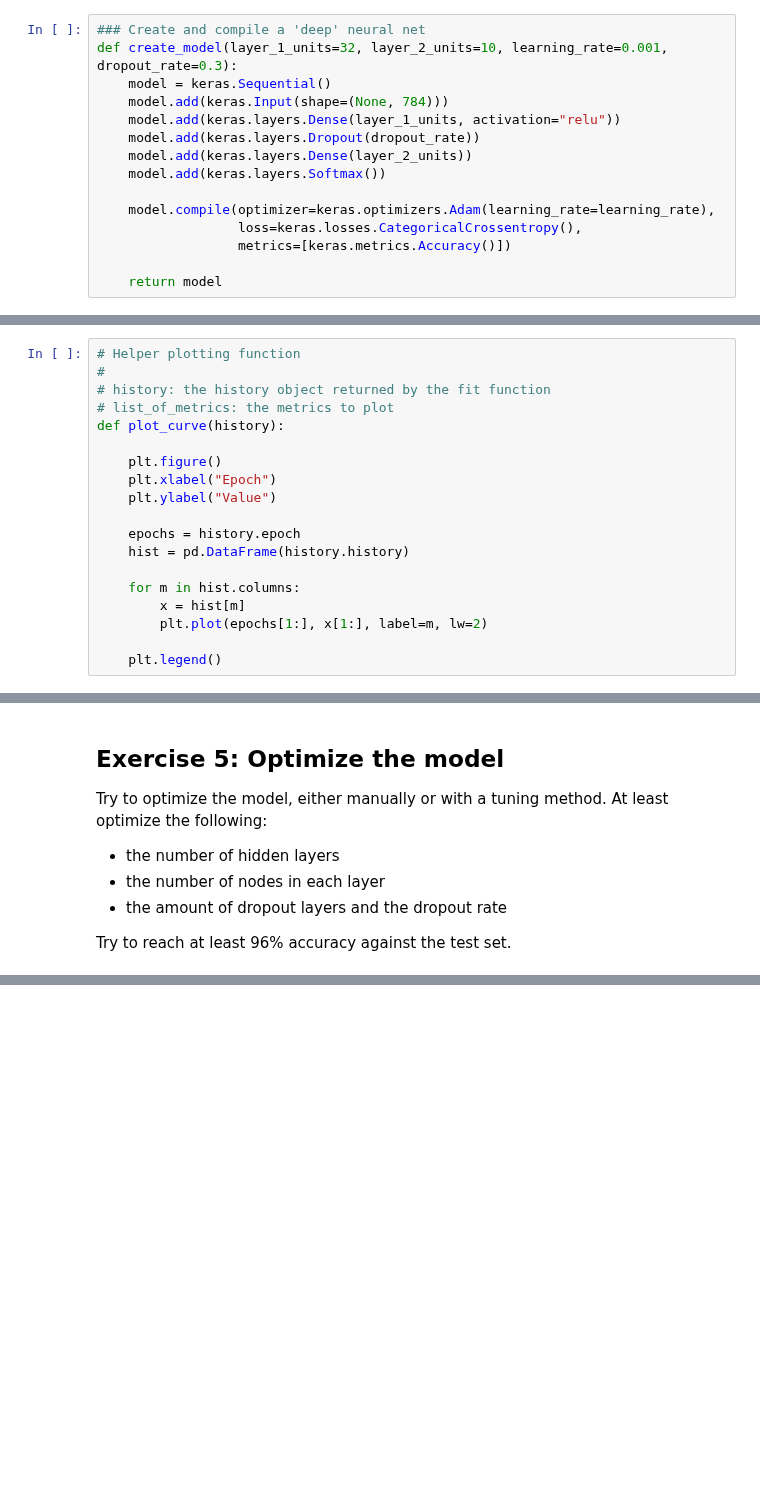
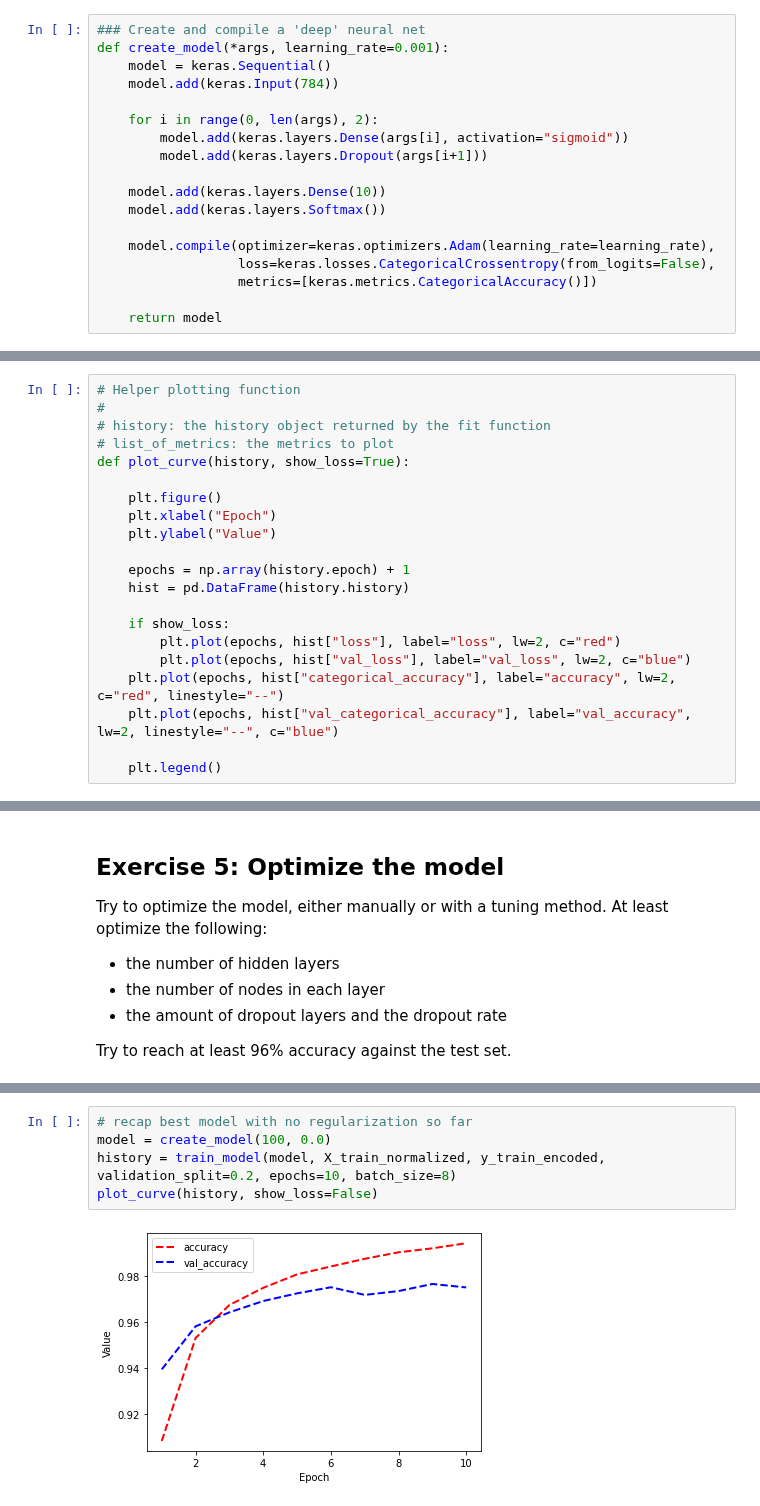
Before and after one commit to gekas145/tue-ml-course, a Jupyter notebook: labs/Lab 6 - Neural Networks.ipynb, the cells around one changed output, grey strips where cells are left out. Drawn from its saved outputs; the diff is of its cells as text; blank space fills up the shorter version.

```diff
--- a/labs/Lab 6 - Neural Networks.ipynb
+++ b/labs/Lab 6 - Neural Networks.ipynb
@@ -71,17 +71,20 @@ Consider:
 * Which activation function you will need for the last layer, since this is a 10-class classification problem?
 # %%
 ### Create and compile a 'deep' neural net
-def create_model(layer_1_units=32, layer_2_units=10, learning_rate=0.001, dropout_rate=0.3):
+def create_model(*args, learning_rate=0.001):
     model = keras.Sequential()
-    model.add(keras.Input(shape=(None, 784)))
-    model.add(keras.layers.Dense(layer_1_units, activation="relu"))
-    model.add(keras.layers.Dropout(dropout_rate))
-    model.add(keras.layers.Dense(layer_2_units))
+    model.add(keras.Input(784))
+
+    for i in range(0, len(args), 2):
+        model.add(keras.layers.Dense(args[i], activation="sigmoid"))
+        model.add(keras.layers.Dropout(args[i+1]))
+
+    model.add(keras.layers.Dense(10))
     model.add(keras.layers.Softmax())
 
     model.compile(optimizer=keras.optimizers.Adam(learning_rate=learning_rate),
-                  loss=keras.losses.CategoricalCrossentropy(),
-                  metrics=[keras.metrics.Accuracy()])
+                  loss=keras.losses.CategoricalCrossentropy(from_logits=False),
+                  metrics=[keras.metrics.CategoricalAccuracy()])
 
     return model
 # %% [markdown]
@@ -137,17 +123,19 @@ Epoch 50/50
 #
 # history: the history object returned by the fit function
 # list_of_metrics: the metrics to plot
-def plot_curve(history):
+def plot_curve(history, show_loss=True):
 
     plt.figure()
     plt.xlabel("Epoch")
     plt.ylabel("Value")
 
-    epochs = history.epoch
+    epochs = np.array(history.epoch) + 1
     hist = pd.DataFrame(history.history)
 
-    for m in hist.columns:
-        x = hist[m]
-        plt.plot(epochs[1:], x[1:], label=m, lw=2)
+    if show_loss:
+        plt.plot(epochs, hist["loss"], label="loss", lw=2, c="red")
+        plt.plot(epochs, hist["val_loss"], label="val_loss", lw=2, c="blue")
+    plt.plot(epochs, hist["categorical_accuracy"], label="accuracy", lw=2, c="red", linestyle="--")
+    plt.plot(epochs, hist["val_categorical_accuracy"], label="val_accuracy", lw=2, linestyle="--", c="blue")
 
     plt.legend()
@@ -167,0 +230,7 @@ Try to reach at least 96% accuracy against the test set.
+# %%
+# recap best model with no regularization so far
+model = create_model(100, 0.0)
+history = train_model(model, X_train_normalized, y_train_encoded, validation_split=0.2, epochs=10, batch_size=8)
+plot_curve(history, show_loss=False)
+# %% [output]
+[figure, added]
```
Also changed, not shown: parts of 17 cells of this notebook.
